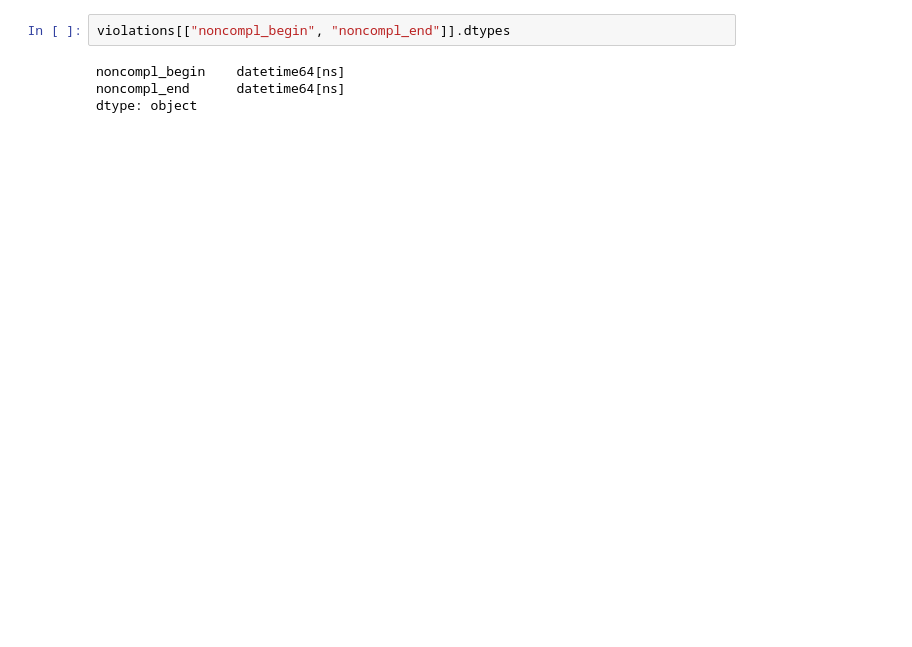
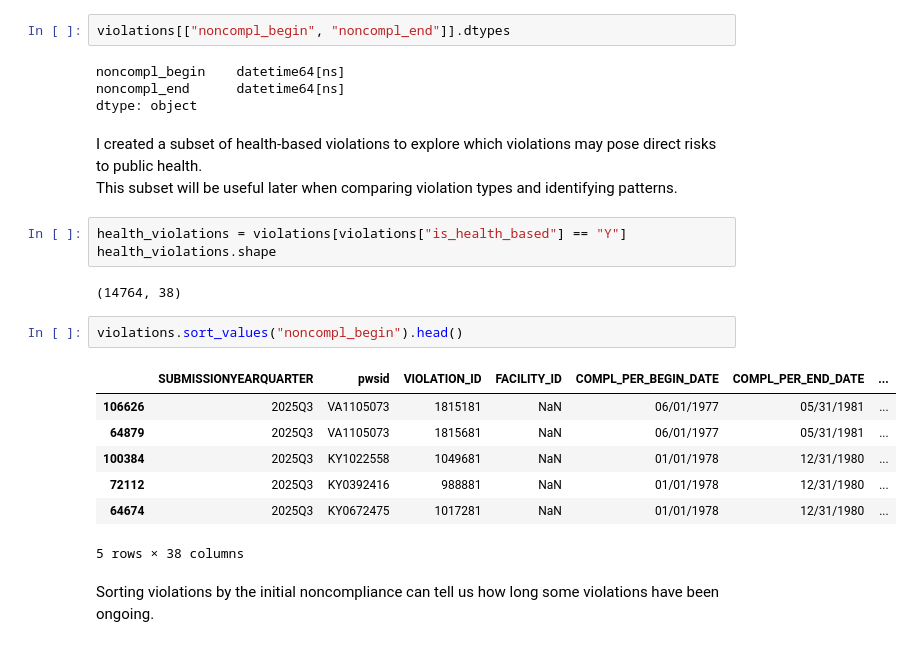
Before and after one commit to amydaniel24/kentucky_water_quality_analysis, a Jupyter notebook: notebooks/keystone_water_ky.ipynb, the cells around one changed output. Drawn from its saved outputs; the diff is of its cells as text; blank space fills up the shorter version.

Commit message:
EDA Question- most common violations for KY

```diff
--- a/notebooks/keystone_water_ky.ipynb
+++ b/notebooks/keystone_water_ky.ipynb
@@ -285,3 +287,23 @@ violations[["noncompl_begin", "noncompl_end"]].dtypes
 noncompl_begin    datetime64[ns]
 noncompl_end      datetime64[ns]
 dtype: object
+# %% [markdown]
+I created a subset of health-based violations to explore which violations may pose direct risks to public health.
+This subset will be useful later when comparing violation types and identifying patterns.
+# %%
+health_violations = violations[violations["is_health_based"] == "Y"]
+health_violations.shape
+# %% [output]
+(14764, 38)
+# %%
+violations.sort_values("noncompl_begin").head()
+# %% [output]
+|  | SUBMISSIONYEARQUARTER | pwsid | VIOLATION_ID | FACILITY_ID | COMPL_PER_BEGIN_DATE | COMPL_PER_END_DATE | ... |
+| 106626 | 2025Q3 | VA1105073 | 1815181 | NaN | 06/01/1977 | 05/31/1981 | ... |
+| 64879 | 2025Q3 | VA1105073 | 1815681 | NaN | 06/01/1977 | 05/31/1981 | ... |
+| 100384 | 2025Q3 | KY1022558 | 1049681 | NaN | 01/01/1978 | 12/31/1980 | ... |
+| 72112 | 2025Q3 | KY0392416 | 988881 | NaN | 01/01/1978 | 12/31/1980 | ... |
+| 64674 | 2025Q3 | KY0672475 | 1017281 | NaN | 01/01/1978 | 12/31/1980 | ... |
+5 rows × 38 columns
+# %% [markdown]
+Sorting violations by the initial noncompliance can tell us how long some violations have been ongoing.
```
Also changed, not shown: parts of 4 cells of this notebook.
